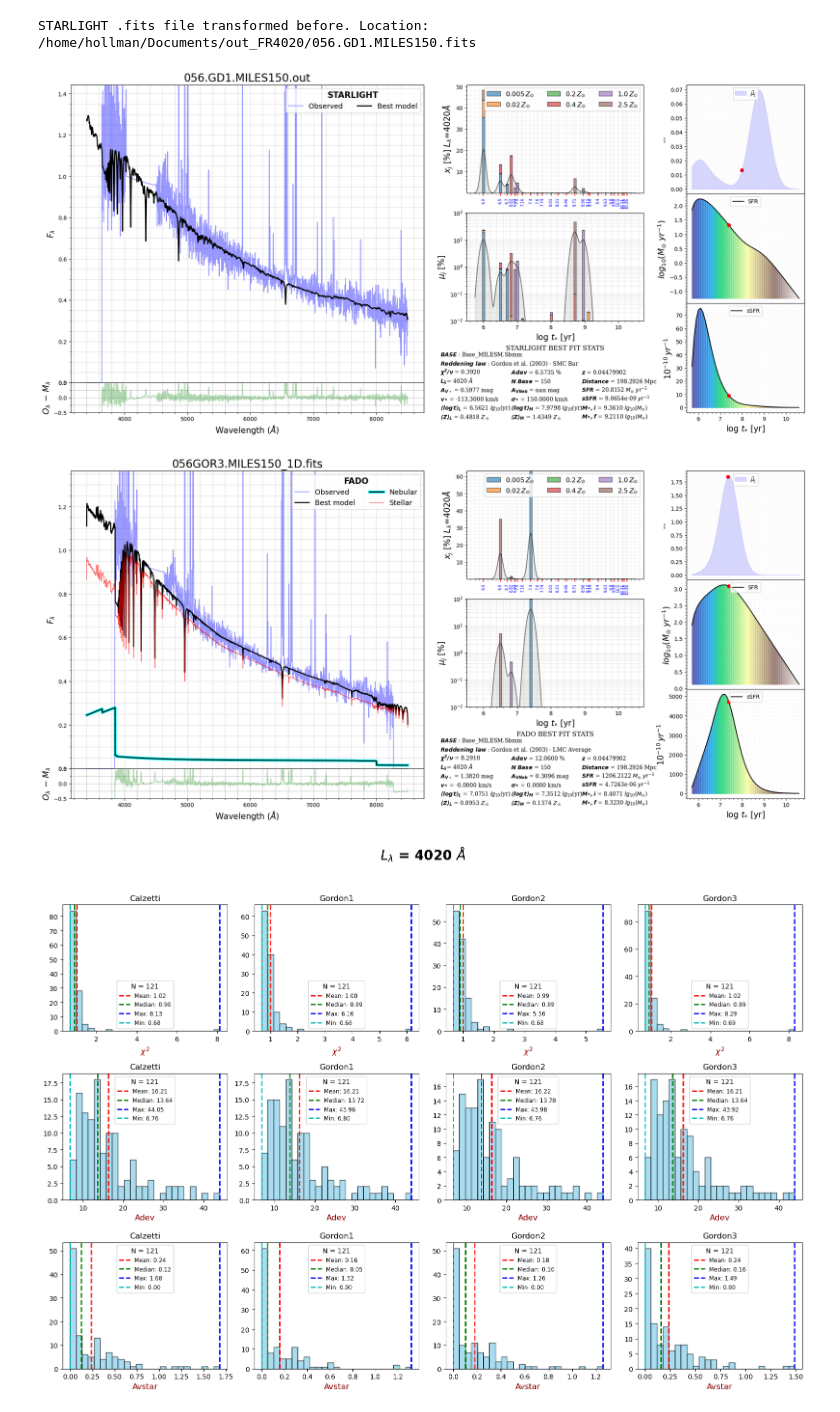
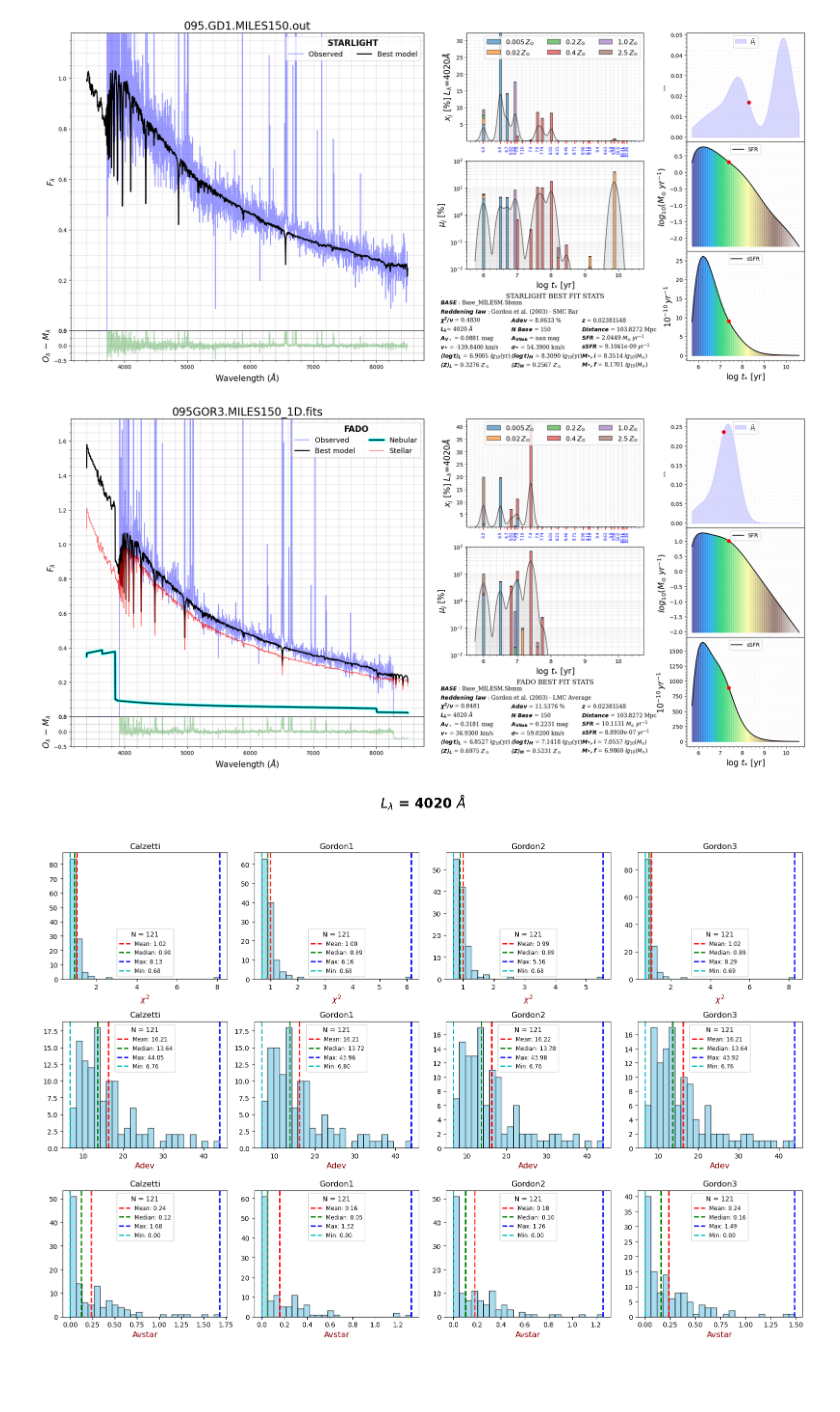
Before and after one commit to hol1m4n/HIIGalaxies, a Jupyter notebook: Spectral_synthesis/Stats_compresion.ipynb, the cells around one changed output. Saved outputs shown, nothing was run; the diff lists cells and outputs as text; code cells hidden in the pictures; blank space fills up the shorter version.

```diff
--- a/Spectral_synthesis/Stats_compresion.ipynb
+++ b/Spectral_synthesis/Stats_compresion.ipynb
@@ -163,17 +348,20 @@ np.log10(10)
 # %%
-obj = '056'
+obj = '095'
 
-spec = fs.Starlight(home = '/home/hollman/Documents/out_FR4020/',file = f'{obj}.GD1.MILES150.out', distance = DF_original[DF_original['TAB5_INDEX']>=int(obj)]['Z'].iloc[0])
+spec = fs.Starlight(home = os.path.expanduser('~') +'/HIIGalaxies/STARLIGHT/output_4020/',
+                    file = f'{obj}.GD1.MILES150.out',
+                    distance = DF_original[DF_original['TAB5_INDEX']>=int(obj)]['Z'].iloc[0])
 
 spec.CompositePlot()
 # %% [output]
-STARLIGHT .fits file transformed before. Location: /home/hollman/Documents/out_FR4020/056.GD1.MILES150.fits
-[figure, old version]
+[figure, new version]
 # %%
-obj = '056'
+obj = '095'
 
-spec = fs.Fado(home = '/home/hollman/Documents/o_FR4020/',file = f'{obj}GOR3.MILES150_1D.fits', distance = DF_original[DF_original['TAB5_INDEX']>=int(obj)]['Z'].iloc[0])
+spec = fs.Fado(home = os.path.expanduser('~') +'/HIIGalaxies/FADO/output_4020/',
+               file = f'{obj}GOR3.MILES150_1D.fits',
+               distance = DF_original[DF_original['TAB5_INDEX']>=int(obj)]['Z'].iloc[0])
 
 spec.CompositePlot()
 # %% [output]
-[figure, old version]
+[figure, new version]
```
Also changed, not shown: parts of 17 cells of this notebook, 3 other files.
